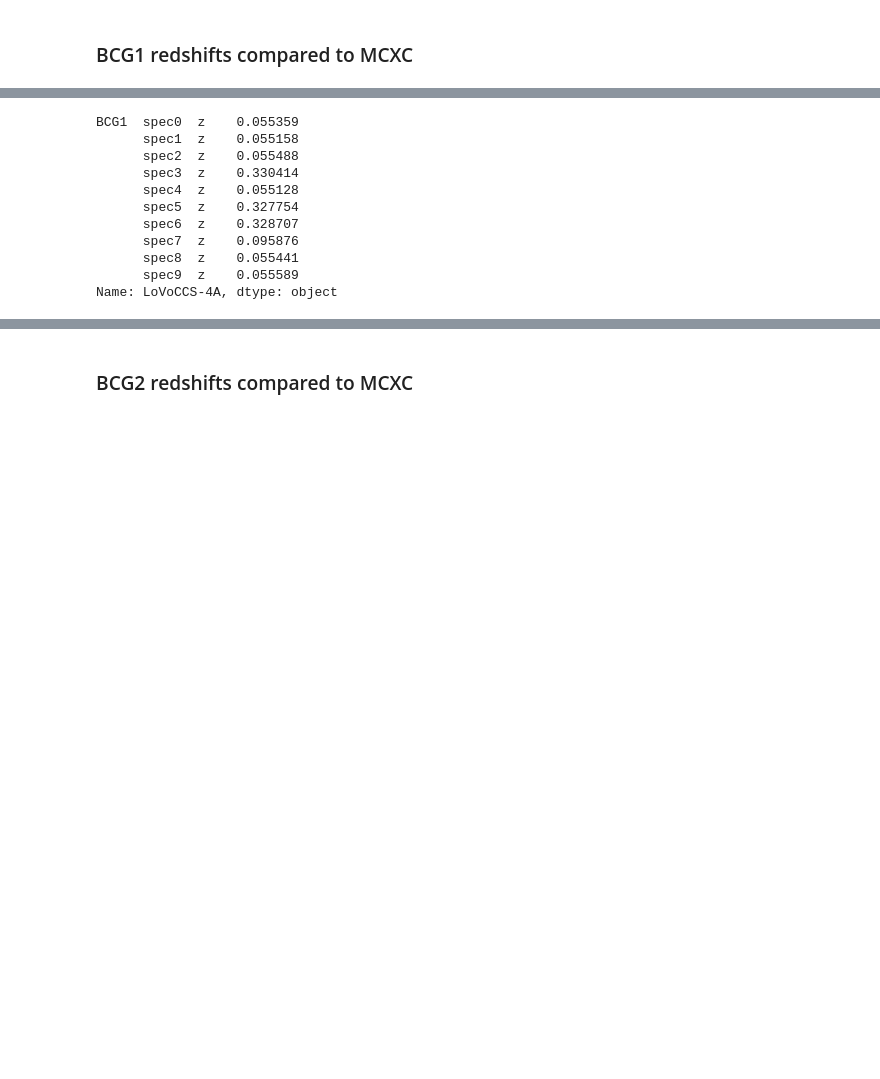
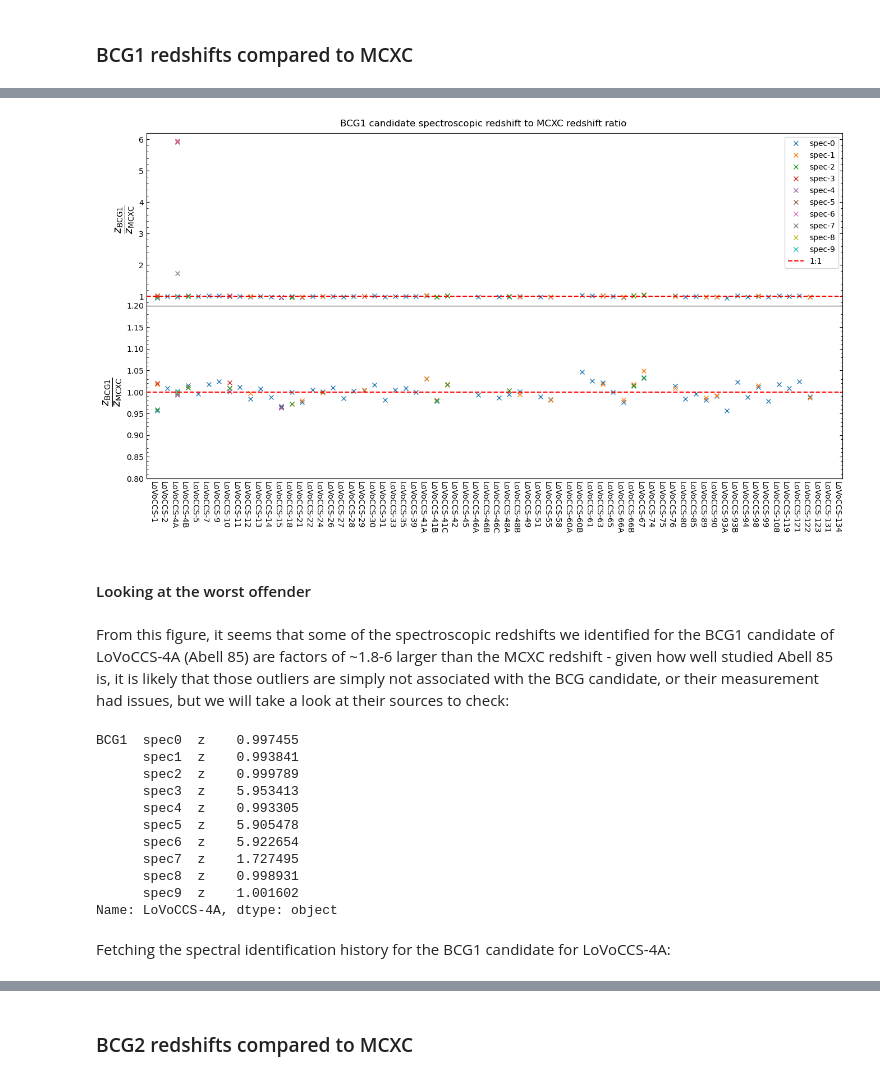
Before and after one commit to LoVoCCS/LoVoCCS-BCG-Ident, a Jupyter notebook: STEP3-compare_bcg_redshifts_to_cluster.ipynb, the cells around one changed output, grey strips where cells are left out. Drawn from its saved outputs; the diff is of its cells as text; code cells hidden in the pictures; blank space fills up the shorter version.

```diff
--- a/STEP3-compare_bcg_redshifts_to_cluster.ipynb
+++ b/STEP3-compare_bcg_redshifts_to_cluster.ipynb
@@ -483,14 +142,53 @@ np.where((bcg1_all_spec_zs.values / og_zs[..., None] > 3))
+# %%
+bcg1_specz_ogz_rat = (bcg1_all_spec_zs.values / og_zs[..., None])
+# %%
+fig, ax_arr = plt.subplots(nrows=2, figsize=(16, 8), sharex='col')
+fig.subplots_adjust(hspace=0)
+
+ax_arr[0].minorticks_on()
+ax_arr[0].tick_params(which="both", direction='in', top=False, right=True, bottom=False)
+
+ax_arr[0].plot(range(0, len(bcg1_specz_ogz_rat)), bcg1_specz_ogz_rat, 'x',
+               label=['spec-{}'.format(ind) for ind in range(bcg1_all_spec_zs.shape[1])])
+ax_arr[0].axhline(1, color='red', linestyle='dashed', label='1:1')
+ax_arr[0].set_ylabel(r"$\dfrac{z_{\rm{BCG1}}}{z_{\rm{MCXC}}}$", fontsize=14)
+ax_arr[0].legend()
+
+ax_arr[1].minorticks_on()
+ax_arr[1].tick_params(which="both", direction='in', top=False, right=True, bottom=False)
+ax_arr[1].plot(range(0, len(bcg1_specz_ogz_rat)), bcg1_specz_ogz_rat, 'x')
+ax_arr[1].axhline(1, color='red', linestyle='dashed')
+ax_arr[1].set_ylabel(r"$\dfrac{z_{\rm{BCG1}}}{z_{\rm{MCXC}}}$", fontsize=14)
+ax_arr[1].set_ylim(0.8, 1.2)
+
+ax_arr[1].set_xlim(-1)
+ax_arr[1].set_xticks(range(0, len(bcg1_specz_ogz_rat)))
+ax_arr[1].set_xticklabels(spec_info.index.values)
+for label in ax_arr[1].get_xticklabels(which='both'):
+    label.set(y=label.get_position()[1], rotation=-90, horizontalalignment='right')
+
+plt.suptitle("BCG1 candidate spectroscopic redshift to MCXC redshift ratio", y=0.91)
+# plt.tight_layout()
+plt.show()
+# %% [output]
+[figure, added]
+# %% [markdown]
+#### Looking at the worst offender
+# %% [markdown]
+From this figure, it seems that some of the spectroscopic redshifts we identified for the BCG1 candidate of LoVoCCS-4A (Abell 85) are factors of ~1.8-6 larger than the MCXC redshift - given how well studied Abell 85 is, it is likely that those outliers are simply not associated with the BCG candidate, or their measurement had issues, but we will take a look at their sources to check:
 # %%
-spec_info.iloc[2].loc(axis=0)['BCG1', :, 'z']
+spec_info.loc['LoVoCCS-4A'].loc(axis=0)['BCG1', :, 'z'] / samp.loc['LoVoCCS-4A']['redshift']
 # %% [output]
-BCG1  spec0  z    0.055359
-      spec1  z    0.055158
-      spec2  z    0.055488
-      spec3  z    0.330414
-      spec4  z    0.055128
-      spec5  z    0.327754
-      spec6  z    0.328707
-      spec7  z    0.095876
-      spec8  z    0.055441
-      spec9  z    0.055589
+BCG1  spec0  z    0.997455
+      spec1  z    0.993841
+      spec2  z    0.999789
+      spec3  z    5.953413
+      spec4  z    0.993305
+      spec5  z    5.905478
+      spec6  z    5.922654
+      spec7  z    1.727495
+      spec8  z    0.998931
+      spec9  z    1.001602
 Name: LoVoCCS-4A, dtype: object
+# %% [markdown]
+Fetching the spectral identification history for the BCG1 candidate for LoVoCCS-4A:
```
Also changed, not shown: parts of 92 cells of this notebook.
